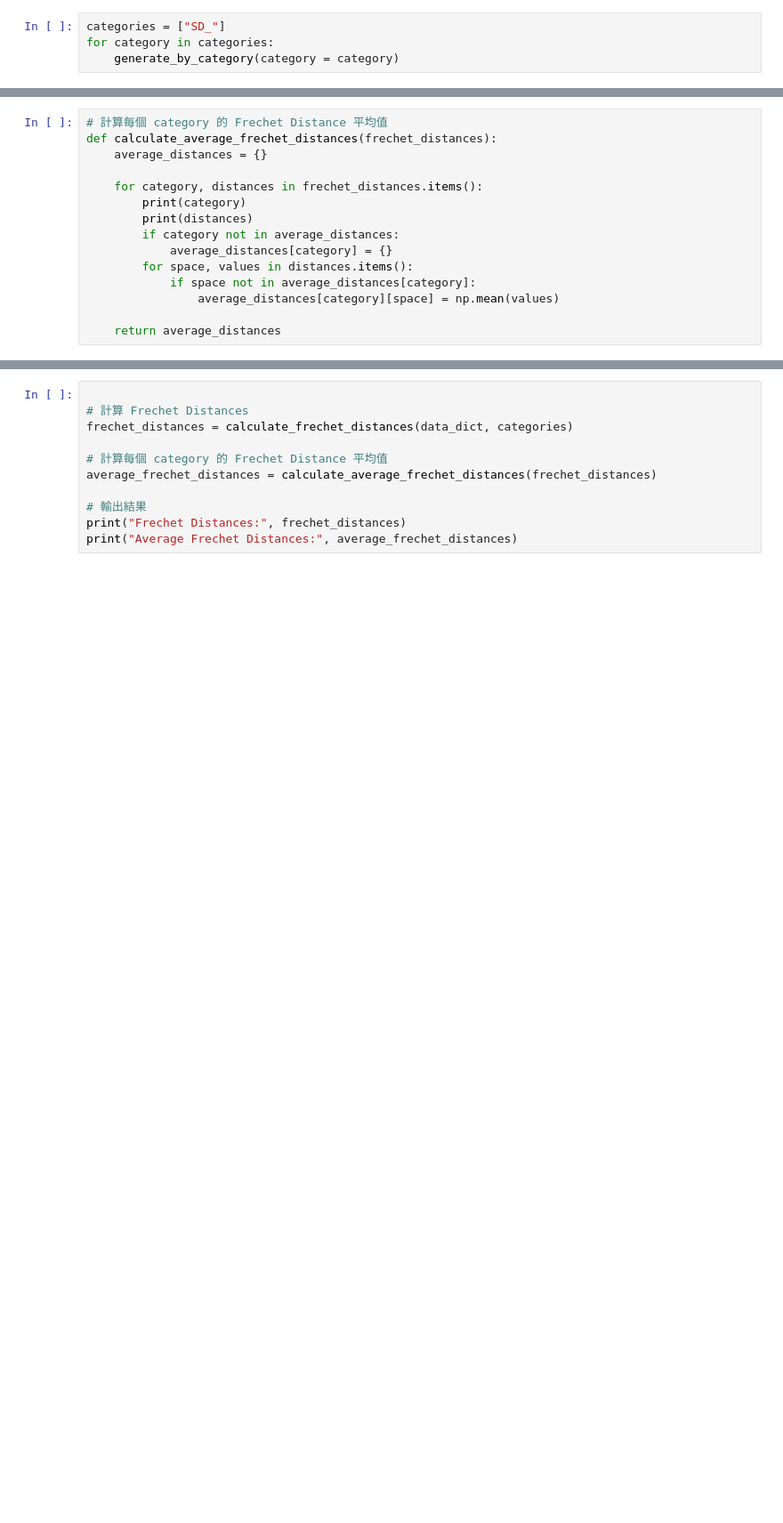
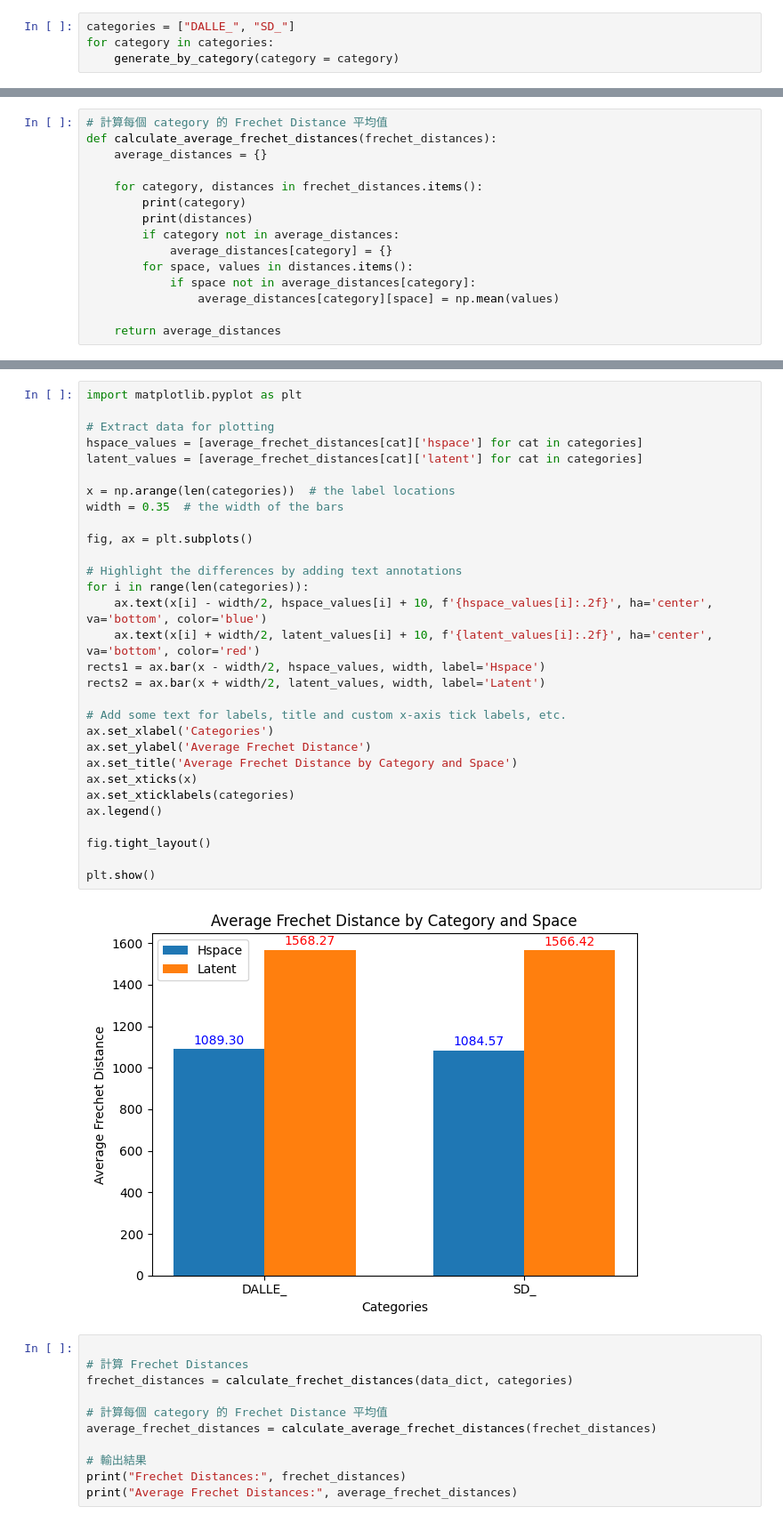
Before and after one commit to HAYU9013/FDana, a Jupyter notebook: generate/generate multi image.ipynb, the cells around one changed output, grey strips where cells are left out. Shown at 89% size. Cells and saved outputs as stored; diff of their text form; blank space fills up the shorter version.

```diff
--- a/generate/generate multi image.ipynb
+++ b/generate/generate multi image.ipynb
@@ -83,7 +83,7 @@ def generate_by_category(category):
     for image_name in image_names:
         generate_target_and_organize(image_name, category)
 # %%
-categories = ["SD_"]
+categories = ["DALLE_", "SD_"]
 for category in categories:
     generate_by_category(category = category)
 # %% [output]
@@ -336,3 +335,35 @@ KeyError: 'DALLE_'
+# %%
+import matplotlib.pyplot as plt
+
+# Extract data for plotting
+hspace_values = [average_frechet_distances[cat]['hspace'] for cat in categories]
+latent_values = [average_frechet_distances[cat]['latent'] for cat in categories]
+
+x = np.arange(len(categories))  # the label locations
+width = 0.35  # the width of the bars
+
+fig, ax = plt.subplots()
+
+# Highlight the differences by adding text annotations
+for i in range(len(categories)):
+    ax.text(x[i] - width/2, hspace_values[i] + 10, f'{hspace_values[i]:.2f}', ha='center', va='bottom', color='blue')
+    ax.text(x[i] + width/2, latent_values[i] + 10, f'{latent_values[i]:.2f}', ha='center', va='bottom', color='red')
+rects1 = ax.bar(x - width/2, hspace_values, width, label='Hspace')
+rects2 = ax.bar(x + width/2, latent_values, width, label='Latent')
+
+# Add some text for labels, title and custom x-axis tick labels, etc.
+ax.set_xlabel('Categories')
+ax.set_ylabel('Average Frechet Distance')
+ax.set_title('Average Frechet Distance by Category and Space')
+ax.set_xticks(x)
+ax.set_xticklabels(categories)
+ax.legend()
+
+fig.tight_layout()
+
+plt.show()
+# %% [output]
+[figure, added]
 # %%
 
 # 計算 Frechet Distances
```
Also changed, not shown: parts of 8 cells of this notebook.
